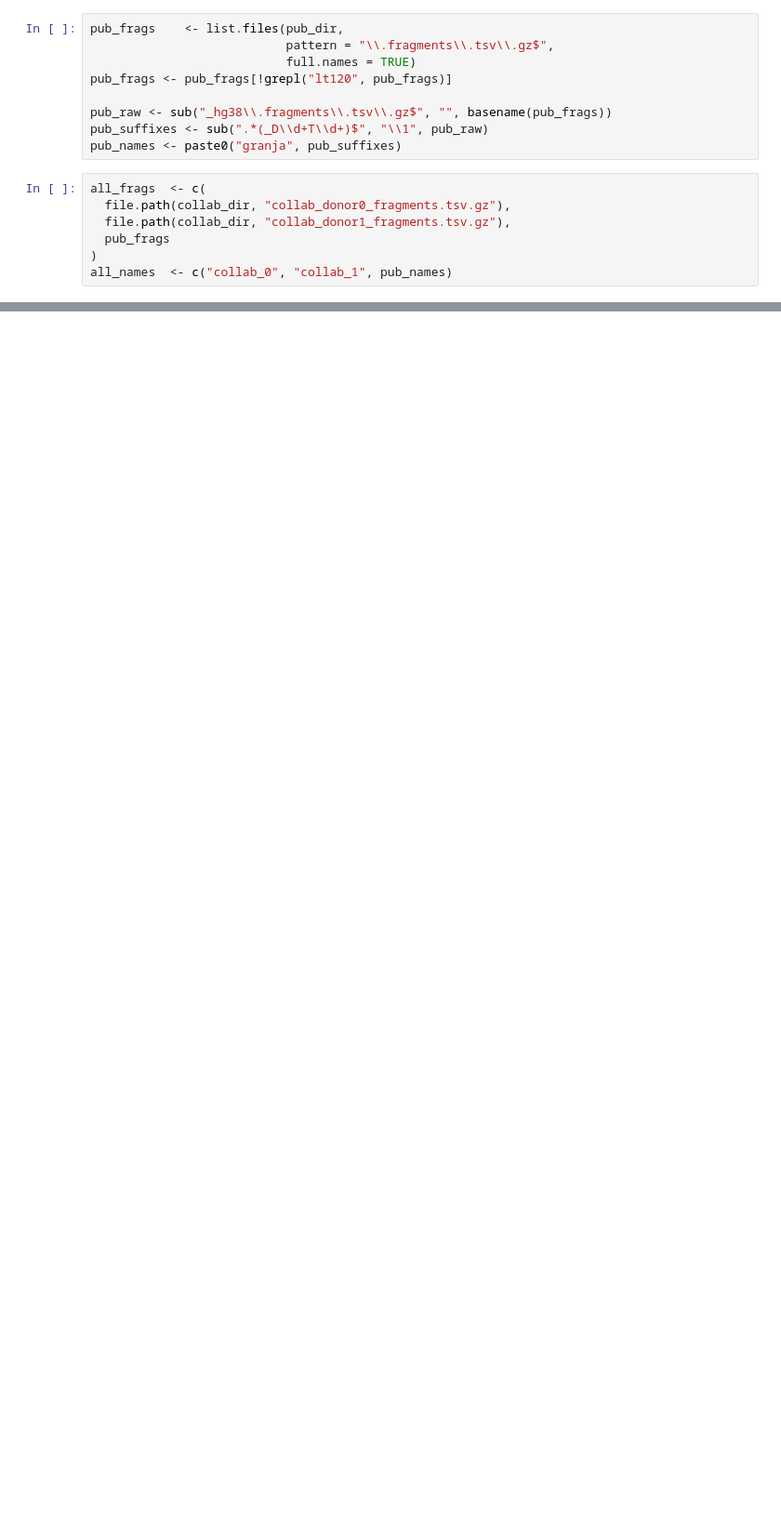
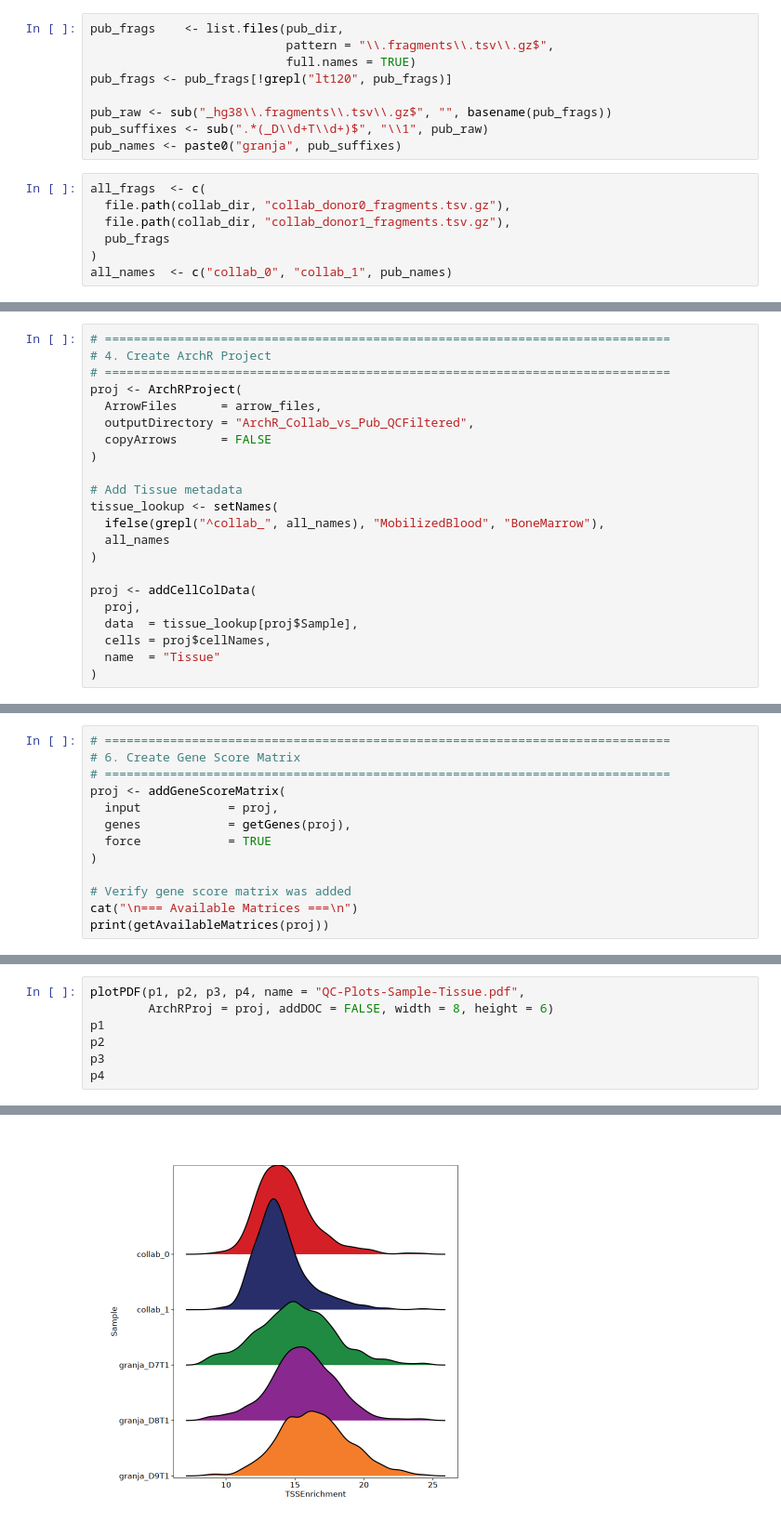
Before and after one commit to ferosale/scATAC-thesis, a Jupyter notebook: notebooks/2_processing/2_1_filtering.ipynb, the cells around one changed output, grey strips where cells are left out. Shown at 93% size. Cells and saved outputs as stored; diff of their text form; blank space fills up the shorter version.

Commit message:
Updated figures
Removed figures and analysis steps that are not part of the thesis. Added GO analysis notebooks.

```diff
--- a/notebooks/2_processing/2_1_filtering.ipynb
+++ b/notebooks/2_processing/2_1_filtering.ipynb
@@ -556,0 +78,22 @@ Saving ArchRProject...
+# %%
+# ==============================================================================
+# 4. Create ArchR Project
+# ==============================================================================
+proj <- ArchRProject(
+  ArrowFiles      = arrow_files,
+  outputDirectory = "ArchR_Collab_vs_Pub_QCFiltered",
+  copyArrows      = FALSE
+)
+
+# Add Tissue metadata
+tissue_lookup <- setNames(
+  ifelse(grepl("^collab_", all_names), "MobilizedBlood", "BoneMarrow"),
+  all_names
+)
+
+proj <- addCellColData(
+  proj,
+  data  = tissue_lookup[proj$Sample],
+  cells = proj$cellNames,
+  name  = "Tissue"
+)
@@ -556,0 +160,13 @@ Saving ArchRProject...
+# %%
+# ==============================================================================
+# 6. Create Gene Score Matrix
+# ==============================================================================
+proj <- addGeneScoreMatrix(
+  input            = proj,
+  genes            = getGenes(proj),
+  force            = TRUE
+)
+
+# Verify gene score matrix was added
+cat("\n=== Available Matrices ===\n")
+print(getAvailableMatrices(proj))
@@ -556,0 +301,8 @@ Saving ArchRProject...
+# %%
+plotPDF(p1, p2, p3, p4, name = "QC-Plots-Sample-Tissue.pdf",
+        ArchRProj = proj, addDOC = FALSE, width = 8, height = 6)
+p1
+p2
+p3
+p4
+# %% [output]
@@ -556,0 +328 @@ Saving ArchRProject...
+[figure, added]
```
Also changed, not shown: parts of 39 cells of this notebook, 9 other files.
